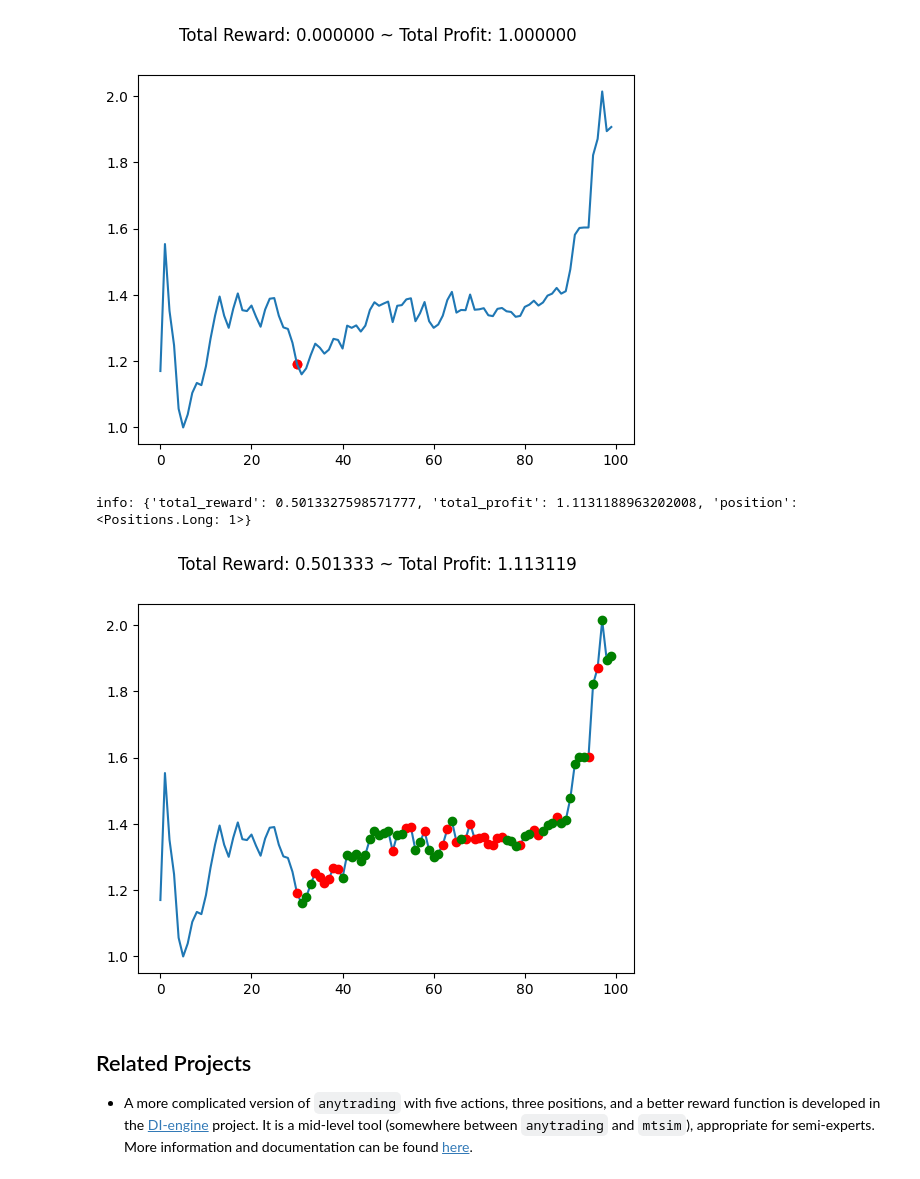
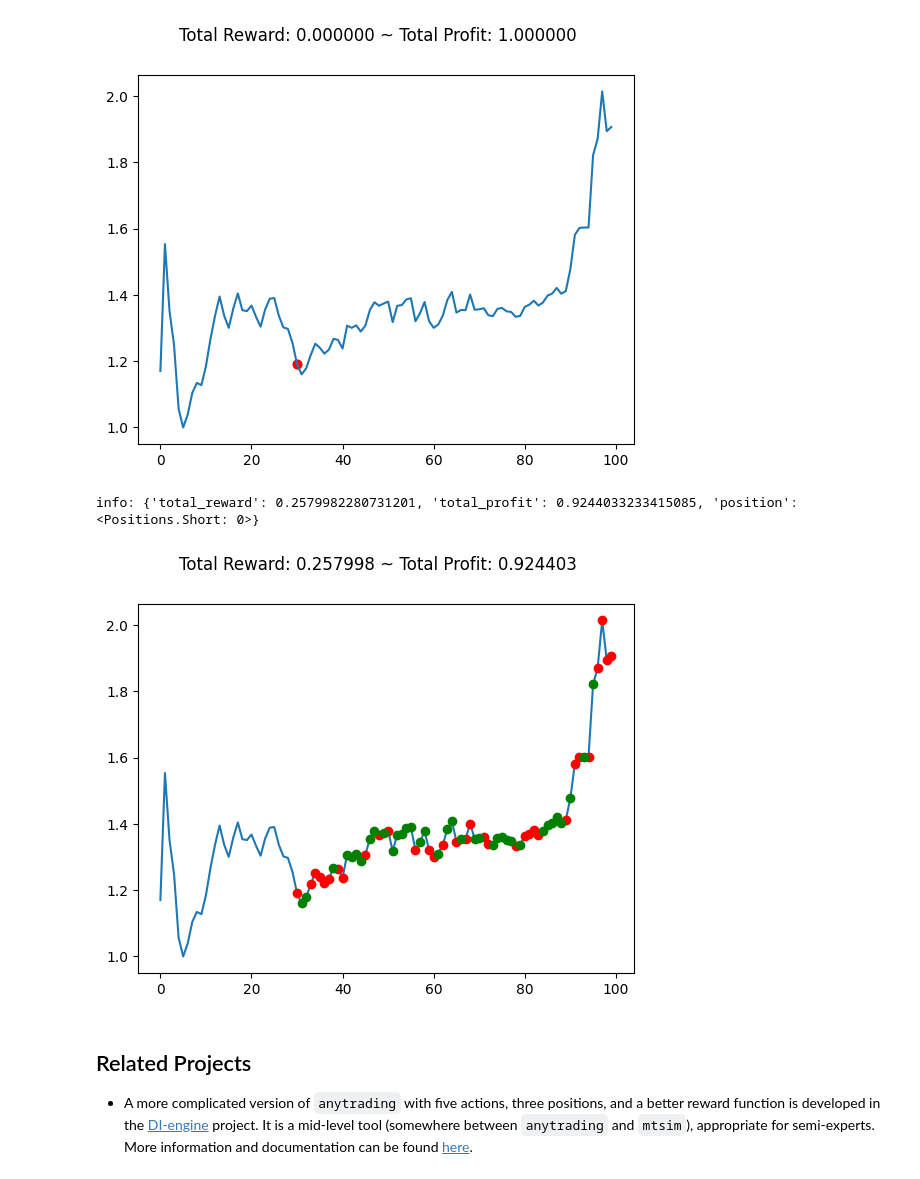
Before and after one commit to ChopinNo3Op9/RL-Based-Gym-Trading, a Jupyter notebook: examples/try.ipynb, the cells around one changed output. Saved outputs shown, nothing was run; the diff lists cells and outputs as text; code cells hidden in the pictures.

```diff
--- a/examples/try.ipynb
+++ b/examples/try.ipynb
@@ -373,23 +373,25 @@ env.render()
 # %% [output]
 [figure]
 # %%
-# observation = env.reset(seed=2023)
+observation = env.reset(seed=2023)
 while True:
     action = env.action_space.sample()
+    # print(action)
     observation, reward, terminated, truncated, info = env.step(action) # in trading_env.py, use _calculate_reward and _update_profit
+    # print(observation, reward, terminated, truncated, info)
     done = terminated or truncated
 
     # env.render()
     if done:
         print("info:", info)
         break
 
 plt.cla()
 env.unwrapped.render_all()
 plt.show()
 # %% [output]
-info: {'total_reward': 0.5013327598571777, 'total_profit': 1.1131188963202008, 'position': <Positions.Long: 1>}
+info: {'total_reward': 0.2579982280731201, 'total_profit': 0.9244033233415085, 'position': <Positions.Short: 0>}
-[figure, old version]
+[figure, new version]
 # %% [markdown]
 ## Related Projects
 
```
Also changed, not shown: parts of 2 cells of this notebook, 1 other file.
